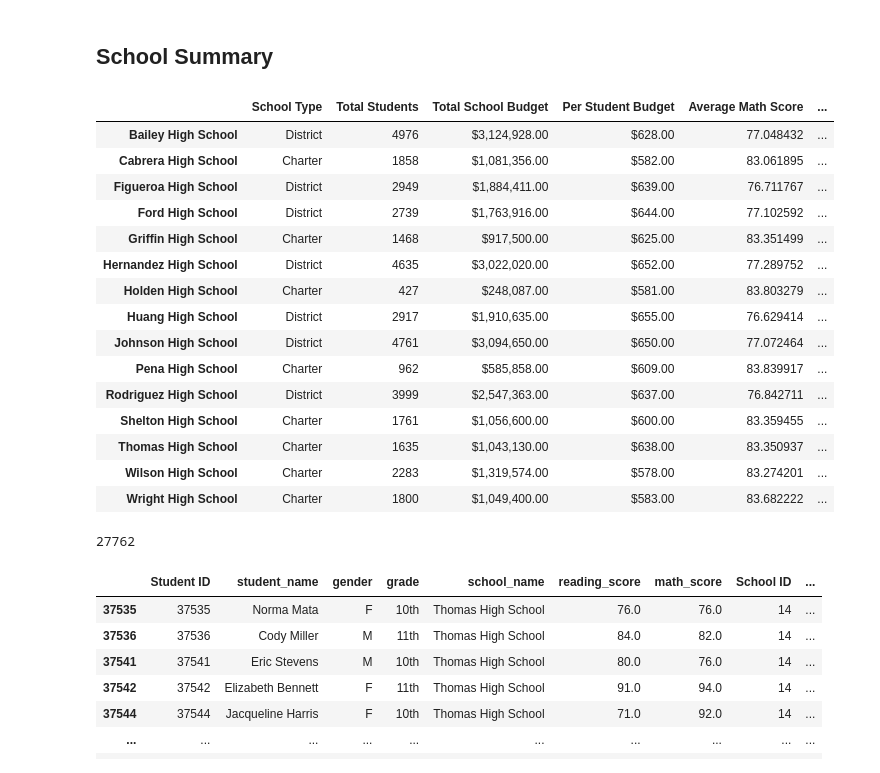
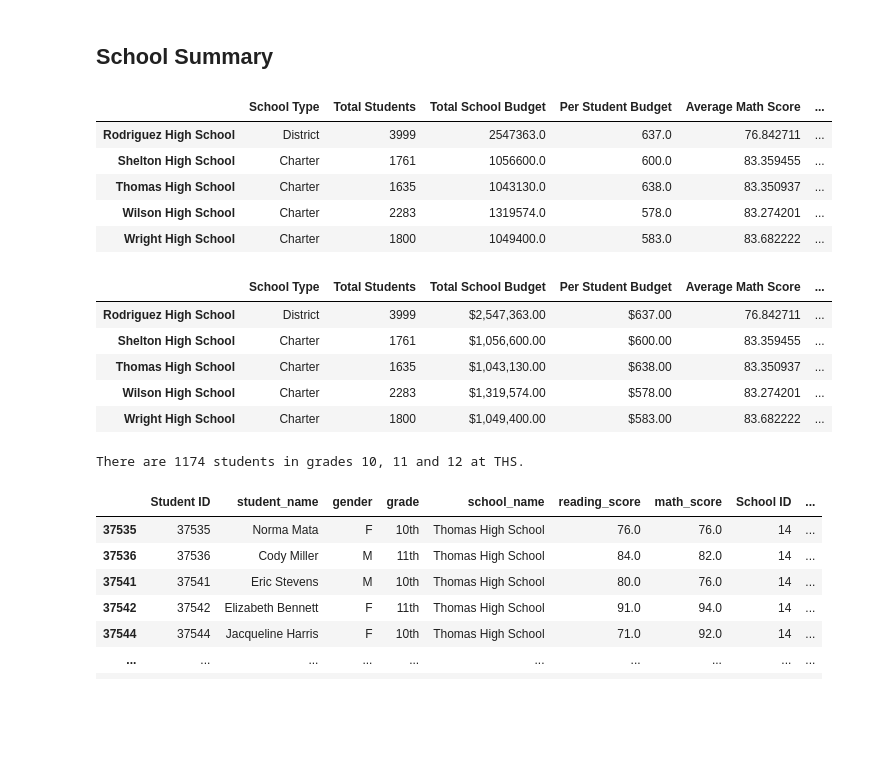
Before and after one commit to IrfanSayeed/School_District_Analysis-1, a Jupyter notebook: PyCitySchools_Challenge.ipynb, the cells around one changed output. Saved outputs shown, nothing was run; the diff lists cells and outputs as text; code cells hidden in the pictures; blank space fills up the shorter version.

```diff
--- a/PyCitySchools_Challenge.ipynb
+++ b/PyCitySchools_Challenge.ipynb
@@ -8,7 +8,7 @@ student_data_to_load = "Resources/students_complete.csv"
 
 # Read the School Data and Student Data and store into a Pandas DataFrame
 school_data_df = pd.read_csv(school_data_to_load)
-student_data_df = pd.read_csv(student_data_to_load)
+student_data_df = pd.read_csv(student_data_to_load, low_memory=False)
 
 # Cleaning Student Names and Replacing Substrings in a Python String
 # Add each prefix and suffix to remove to a list.
@@ -232,26 +256,23 @@ per_school_summary_df = pd.DataFrame({
     "% Overall Passing": per_overall_passing_percentage})
 
 
-# per_school_summary_df.head()
+per_school_summary_df.tail()
+# %% [output]
+|  | School Type | Total Students | Total School Budget | Per Student Budget | Average Math Score | ... |
+| Rodriguez High School | District | 3999 | 2547363.0 | 637.0 | 76.842711 | ... |
+| Shelton High School | Charter | 1761 | 1056600.0 | 600.0 | 83.359455 | ... |
+| Thomas High School | Charter | 1635 | 1043130.0 | 638.0 | 83.350937 | ... |
+| Wilson High School | Charter | 2283 | 1319574.0 | 578.0 | 83.274201 | ... |
+| Wright High School | Charter | 1800 | 1049400.0 | 583.0 | 83.682222 | ... |
 # %%
 # Format the Total School Budget and the Per Student Budget
 per_school_summary_df["Total School Budget"] = per_school_summary_df["Total School Budget"].map("${:,.2f}".format)
 per_school_summary_df["Per Student Budget"] = per_school_summary_df["Per Student Budget"].map("${:,.2f}".format)
 
-# Display the data frame
-per_school_summary_df
+# Display the data frame and confirm Thomas High School
+per_school_summary_df.tail()
 # %% [output]
 |  | School Type | Total Students | Total School Budget | Per Student Budget | Average Math Score | ... |
-| Bailey High School | District | 4976 | $3,124,928.00 | $628.00 | 77.048432 | ... |
-| Cabrera High School | Charter | 1858 | $1,081,356.00 | $582.00 | 83.061895 | ... |
-| Figueroa High School | District | 2949 | $1,884,411.00 | $639.00 | 76.711767 | ... |
-| Ford High School | District | 2739 | $1,763,916.00 | $644.00 | 77.102592 | ... |
-| Griffin High School | Charter | 1468 | $917,500.00 | $625.00 | 83.351499 | ... |
-| Hernandez High School | District | 4635 | $3,022,020.00 | $652.00 | 77.289752 | ... |
-| Holden High School | Charter | 427 | $248,087.00 | $581.00 | 83.803279 | ... |
-| Huang High School | District | 2917 | $1,910,635.00 | $655.00 | 76.629414 | ... |
-| Johnson High School | District | 4761 | $3,094,650.00 | $650.00 | 77.072464 | ... |
-| Pena High School | Charter | 962 | $585,858.00 | $609.00 | 83.839917 | ... |
 | Rodriguez High School | District | 3999 | $2,547,363.00 | $637.00 | 76.842711 | ... |
 | Shelton High School | Charter | 1761 | $1,056,600.00 | $600.00 | 83.359455 | ... |
 | Thomas High School | Charter | 1635 | $1,043,130.00 | $638.00 | 83.350937 | ... |
@@ -259,9 +280,13 @@ per_school_summary_df
 | Wright High School | Charter | 1800 | $1,049,400.00 | $583.00 | 83.682222 | ... |
 # %%
 # Step 5.  Get the number of 10th-12th graders from Thomas High School (THS).
-tenth_to_twelth_graders_ths=school_data_complete_df[(school_data_complete_df["grade"]!="9th")].count()["student_name"]
-tenth_to_twelth_graders_ths
+tenth_to_twelth_graders_ths_count=(school_data_complete_df[(school_data_complete_df["grade"]!="9th")
+                                                           & (school_data_complete_df["school_name"]=="Thomas High School")]).count()["student_name"]
+
+tenth_to_twelth_graders_ths_count
+
+print(f"There are {tenth_to_twelth_graders_ths_count} students in grades 10, 11 and 12 at THS.")
 # %% [output]
-27762
+There are 1174 students in grades 10, 11 and 12 at THS.
 # %%
 # Step 6. Get all the students passing math from THS
```
Also changed, not shown: parts of 188 cells of this notebook, 1 other file.
